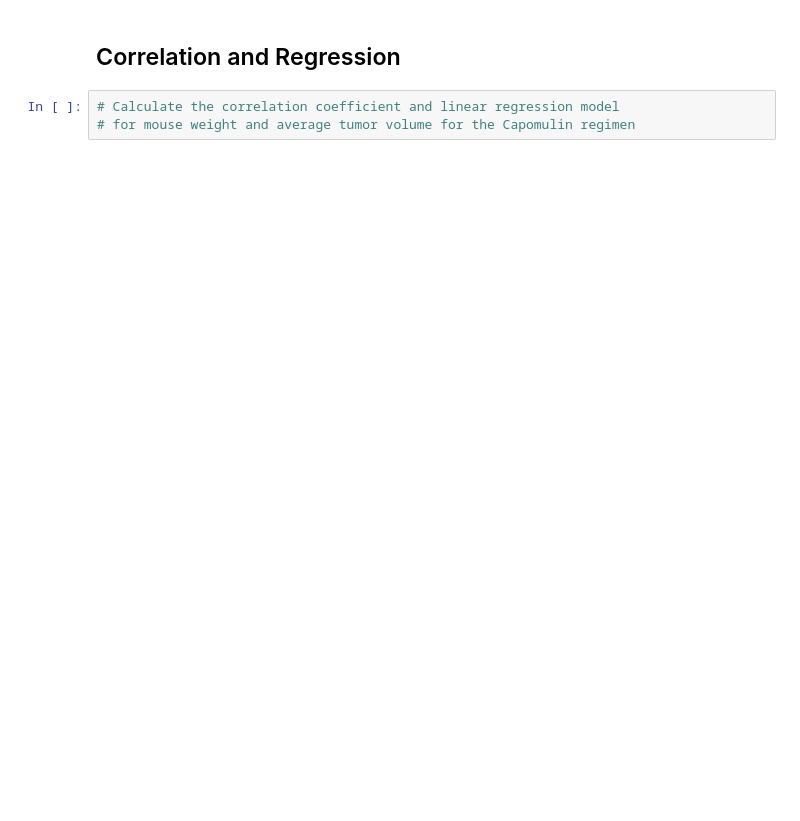
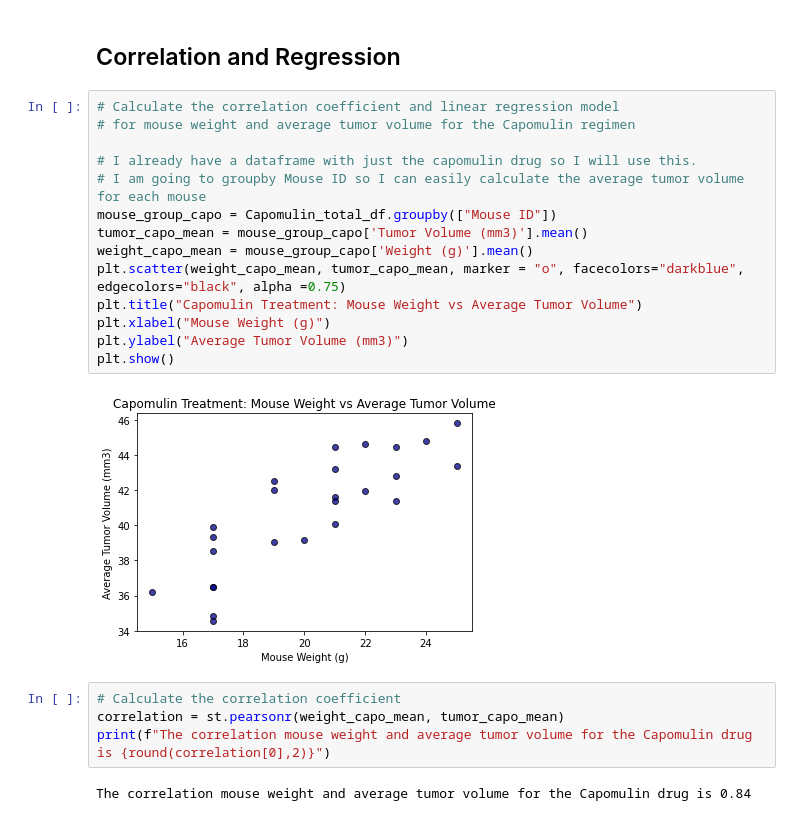
Before and after one commit to cseebec/Pharmaceutical_Analysis_Matplotlib, a Jupyter notebook: pymaceuticals_starter.ipynb, the cells around one changed output. Saved outputs shown, nothing was run; the diff lists cells and outputs as text; blank space fills up the shorter version.

Commit message:
Linear Regression and updated ReadMe file

```diff
--- a/pymaceuticals_starter.ipynb
+++ b/pymaceuticals_starter.ipynb
@@ -337,5 +339,24 @@ plt.show()
 # %% [markdown]
 ## Correlation and Regression
+# %%
+# Calculate the correlation coefficient and linear regression model
+# for mouse weight and average tumor volume for the Capomulin regimen
+
+# I already have a dataframe with just the capomulin drug so I will use this.
+# I am going to groupby Mouse ID so I can easily calculate the average tumor volume for each mouse
+mouse_group_capo = Capomulin_total_df.groupby(["Mouse ID"])
+tumor_capo_mean = mouse_group_capo['Tumor Volume (mm3)'].mean()
+weight_capo_mean = mouse_group_capo['Weight (g)'].mean()
+plt.scatter(weight_capo_mean, tumor_capo_mean, marker = "o", facecolors="darkblue", edgecolors="black", alpha =0.75)
+plt.title("Capomulin Treatment: Mouse Weight vs Average Tumor Volume")
+plt.xlabel("Mouse Weight (g)")
+plt.ylabel("Average Tumor Volume (mm3)")
+plt.show()
+# %% [output]
+[figure, added]
 # %%
-# Calculate the correlation coefficient and linear regression model
-# for mouse weight and average tumor volume for the Capomulin regimen
+# Calculate the correlation coefficient
+correlation = st.pearsonr(weight_capo_mean, tumor_capo_mean)
+print(f"The correlation mouse weight and average tumor volume for the Capomulin drug is {round(correlation[0],2)}")
+# %% [output]
+The correlation mouse weight and average tumor volume for the Capomulin drug is 0.84
```
Also changed, not shown: parts of 4 cells of this notebook, 2 other files.
